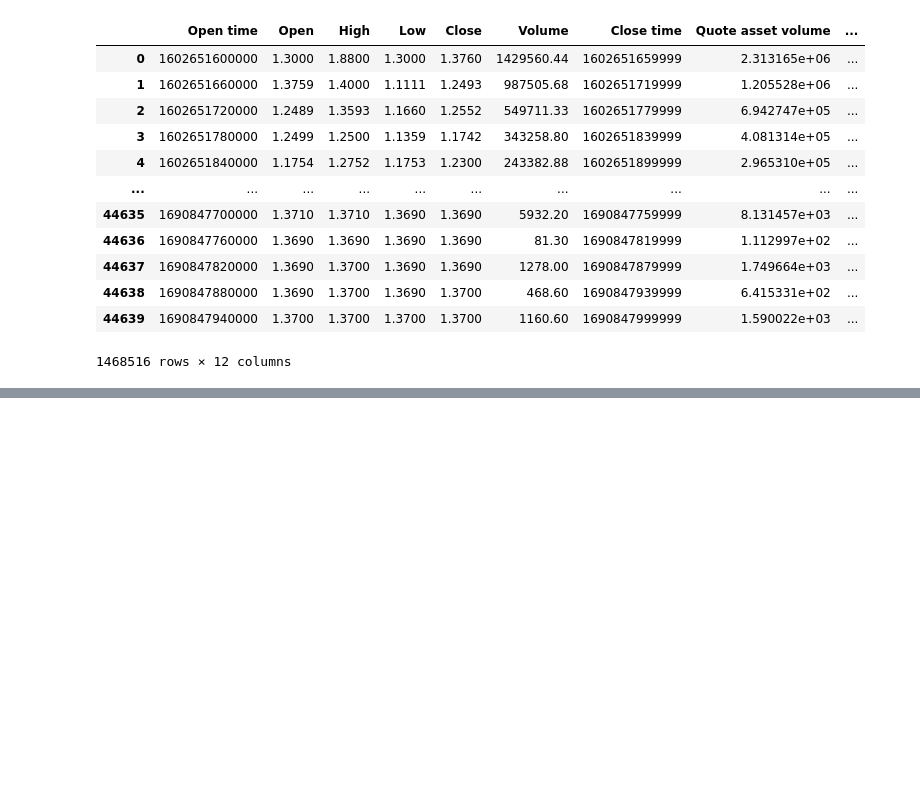
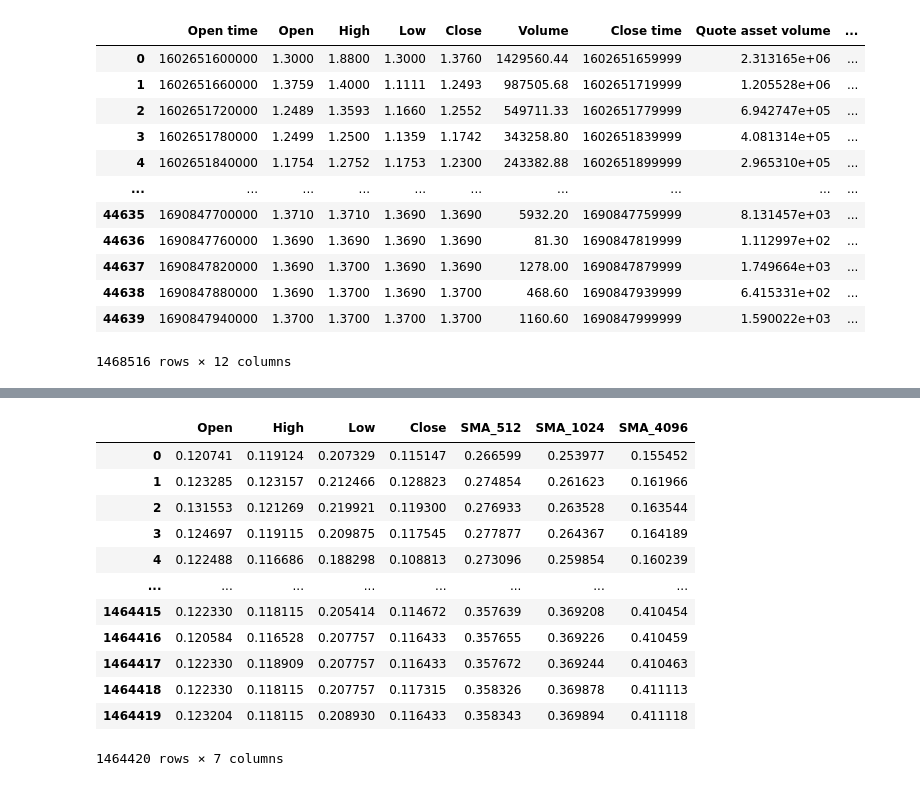
Before and after one commit to Klok-e/python-price-predict-experiment, a Jupyter notebook: price prediction_v3.ipynb, the cells around one changed output, grey strips where cells are left out. Cells and saved outputs as stored; diff of their text form; code cells hidden in the pictures; blank space fills up the shorter version.

```diff
--- a/price prediction_v3.ipynb
+++ b/price prediction_v3.ipynb
@@ -100,0 +95,51 @@ difference_dataset[-256:]
+# %%
+from sklearn.preprocessing import MinMaxScaler
+
+
+def preprocess(df):
+    # Apply percentage change only to OHLC columns
+    df_pct = df[OHLC_COLUMNS].pct_change()
+
+    # Concatenate the percentage-changed OHLC with the other columns
+    df_all = pd.concat([df_pct, df.drop(columns=OHLC_COLUMNS)], axis=1)
+
+    # Drop NA values (from pct_change operation)
+    df_all = df_all.dropna().reset_index(drop=True)
+
+    # Apply MinMax scaling to all columns
+    scaler = MinMaxScaler(feature_range=(0, 1))
+    df_scaled = pd.DataFrame(scaler.fit_transform(df_all), columns=df_all.columns, index=df_all.index)
+
+    return df_scaled, scaler
+
+
+def invert_preprocess(original_start, scaler: MinMaxScaler, df):
+    original_start = original_start[OHLC_COLUMNS].to_numpy()
+    # Invert MinMax scaling for all columns
+    df_inv_scaled = pd.DataFrame(scaler.inverse_transform(df), columns=df.columns, index=df.index)
+
+    # Recover the original OHLC values
+    reversed_array = np.cumprod(1 + df_inv_scaled[OHLC_COLUMNS].to_numpy(), axis=0)
+    reversed_array = reversed_array * original_start  # Scaling by the original_start to each element
+
+    df_inv_scaled[OHLC_COLUMNS] = reversed_array
+
+    return df_inv_scaled
+
+
+preprocessed_dataset, scaler = preprocess(dataset)
+preprocessed_dataset
+# %% [output]
+|  | Open | High | Low | Close | SMA_512 | SMA_1024 | SMA_4096 |
+| 0 | 0.120741 | 0.119124 | 0.207329 | 0.115147 | 0.266599 | 0.253977 | 0.155452 |
+| 1 | 0.123285 | 0.123157 | 0.212466 | 0.128823 | 0.274854 | 0.261623 | 0.161966 |
+| 2 | 0.131553 | 0.121269 | 0.219921 | 0.119300 | 0.276933 | 0.263528 | 0.163544 |
+| 3 | 0.124697 | 0.119115 | 0.209875 | 0.117545 | 0.277877 | 0.264367 | 0.164189 |
+| 4 | 0.122488 | 0.116686 | 0.188298 | 0.108813 | 0.273096 | 0.259854 | 0.160239 |
+| ... | ... | ... | ... | ... | ... | ... | ... |
+| 1464415 | 0.122330 | 0.118115 | 0.205414 | 0.114672 | 0.357639 | 0.369208 | 0.410454 |
+| 1464416 | 0.120584 | 0.116528 | 0.207757 | 0.116433 | 0.357655 | 0.369226 | 0.410459 |
+| 1464417 | 0.122330 | 0.118909 | 0.207757 | 0.116433 | 0.357672 | 0.369244 | 0.410463 |
+| 1464418 | 0.122330 | 0.118115 | 0.207757 | 0.117315 | 0.358326 | 0.369878 | 0.411113 |
+| 1464419 | 0.123204 | 0.118115 | 0.208930 | 0.116433 | 0.358343 | 0.369894 | 0.411118 |
+1464420 rows × 7 columns
```
Also changed, not shown: parts of 15 cells of this notebook, 1 other file.
